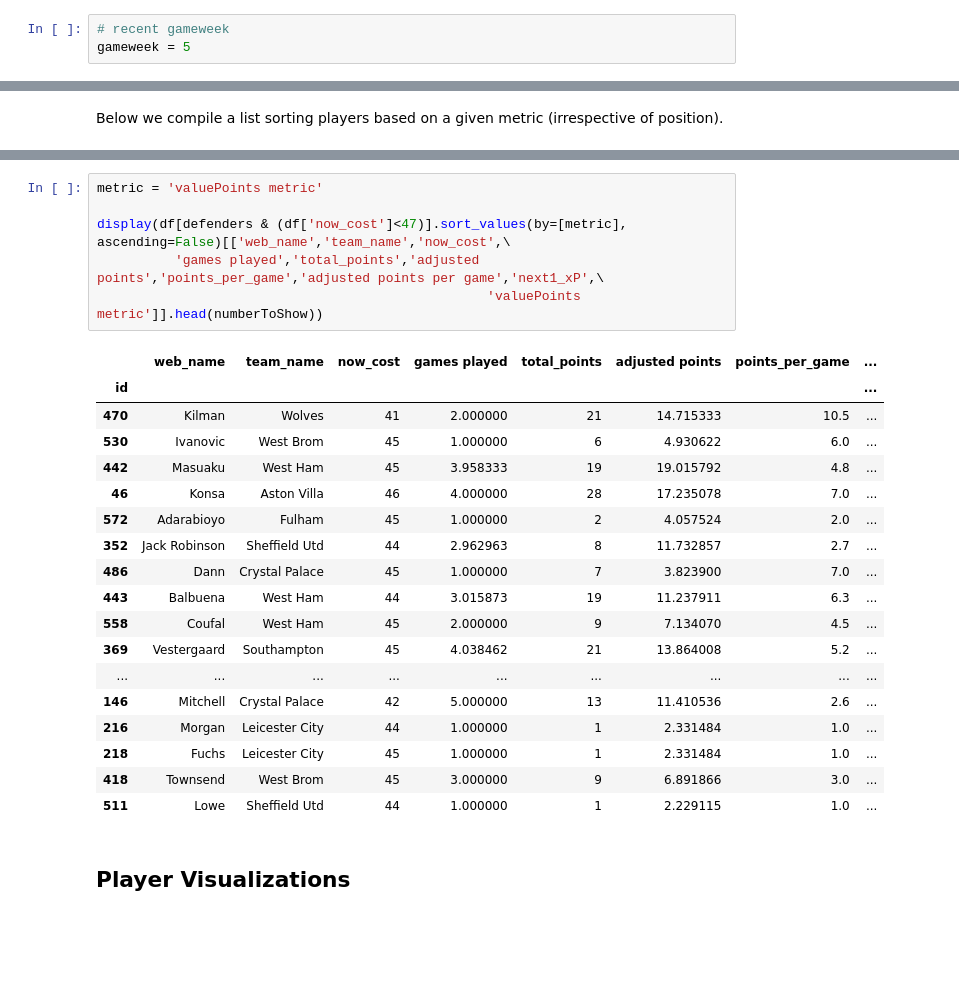
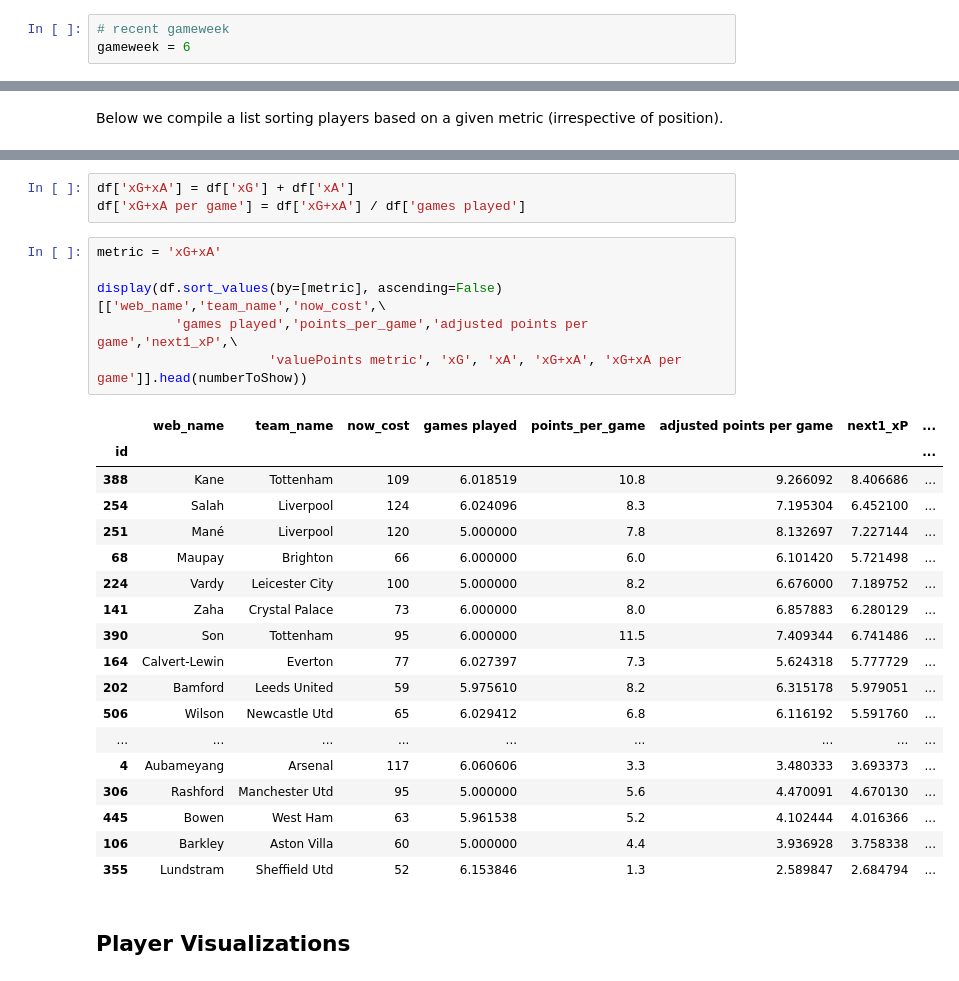
Before and after one commit to jaksticks/Fantasy-Premier-League, a Jupyter notebook: notebooks/playerEvaluation.ipynb, the cells around one changed output, grey strips where cells are left out. Cells and saved outputs as stored; diff of their text form; blank space fills up the shorter version.

```diff
--- a/notebooks/playerEvaluation.ipynb
+++ b/notebooks/playerEvaluation.ipynb
@@ -4,7 +4,7 @@
 Here we compare players based on their adjusted points. Also, we calculate some useful metrics using the adjusted points to further evaluate player performance in FPL.
 # %%
 # recent gameweek
-gameweek = 5
+gameweek = 6
 # %%
 # import basic libraries
 import pandas as pd
@@ -232,28 +257,31 @@ display(df.sort_values(by=[metric], ascending=False)[['web_name','team_name','no
+# %%
+df['xG+xA'] = df['xG'] + df['xA']
+df['xG+xA per game'] = df['xG+xA'] / df['games played']
 # %%
-metric = 'valuePoints metric'
+metric = 'xG+xA'
 
-display(df[defenders & (df['now_cost']<47)].sort_values(by=[metric], ascending=False)[['web_name','team_name','now_cost',\
-          'games played','total_points','adjusted points','points_per_game','adjusted points per game','next1_xP',\
-                                                  'valuePoints metric']].head(numberToShow))
+display(df.sort_values(by=[metric], ascending=False)[['web_name','team_name','now_cost',\
+          'games played','points_per_game','adjusted points per game','next1_xP',\
+                      'valuePoints metric', 'xG', 'xA', 'xG+xA', 'xG+xA per game']].head(numberToShow))
 # %% [output]
-|  | web_name | team_name | now_cost | games played | total_points | adjusted points | points_per_game | ... |
+|  | web_name | team_name | now_cost | games played | points_per_game | adjusted points per game | next1_xP | ... |
 | id |  |  |  |  |  |  |  | ... |
-| 470 | Kilman | Wolves | 41 | 2.000000 | 21 | 14.715333 | 10.5 | ... |
-| 530 | Ivanovic | West Brom | 45 | 1.000000 | 6 | 4.930622 | 6.0 | ... |
-| 442 | Masuaku | West Ham | 45 | 3.958333 | 19 | 19.015792 | 4.8 | ... |
-| 46 | Konsa | Aston Villa | 46 | 4.000000 | 28 | 17.235078 | 7.0 | ... |
-| 572 | Adarabioyo | Fulham | 45 | 1.000000 | 2 | 4.057524 | 2.0 | ... |
-| 352 | Jack Robinson | Sheffield Utd | 44 | 2.962963 | 8 | 11.732857 | 2.7 | ... |
-| 486 | Dann | Crystal Palace | 45 | 1.000000 | 7 | 3.823900 | 7.0 | ... |
-| 443 | Balbuena | West Ham | 44 | 3.015873 | 19 | 11.237911 | 6.3 | ... |
-| 558 | Coufal | West Ham | 45 | 2.000000 | 9 | 7.134070 | 4.5 | ... |
-| 369 | Vestergaard | Southampton | 45 | 4.038462 | 21 | 13.864008 | 5.2 | ... |
+| 388 | Kane | Tottenham | 109 | 6.018519 | 10.8 | 9.266092 | 8.406686 | ... |
+| 254 | Salah | Liverpool | 124 | 6.024096 | 8.3 | 7.195304 | 6.452100 | ... |
+| 251 | Mané | Liverpool | 120 | 5.000000 | 7.8 | 8.132697 | 7.227144 | ... |
+| 68 | Maupay | Brighton | 66 | 6.000000 | 6.0 | 6.101420 | 5.721498 | ... |
+| 224 | Vardy | Leicester City | 100 | 5.000000 | 8.2 | 6.676000 | 7.189752 | ... |
+| 141 | Zaha | Crystal Palace | 73 | 6.000000 | 8.0 | 6.857883 | 6.280129 | ... |
+| 390 | Son | Tottenham | 95 | 6.000000 | 11.5 | 7.409344 | 6.741486 | ... |
+| 164 | Calvert-Lewin | Everton | 77 | 6.027397 | 7.3 | 5.624318 | 5.777729 | ... |
+| 202 | Bamford | Leeds United | 59 | 5.975610 | 8.2 | 6.315178 | 5.979051 | ... |
+| 506 | Wilson | Newcastle Utd | 65 | 6.029412 | 6.8 | 6.116192 | 5.591760 | ... |
 | ... | ... | ... | ... | ... | ... | ... | ... | ... |
-| 146 | Mitchell | Crystal Palace | 42 | 5.000000 | 13 | 11.410536 | 2.6 | ... |
-| 216 | Morgan | Leicester City | 44 | 1.000000 | 1 | 2.331484 | 1.0 | ... |
-| 218 | Fuchs | Leicester City | 45 | 1.000000 | 1 | 2.331484 | 1.0 | ... |
-| 418 | Townsend | West Brom | 45 | 3.000000 | 9 | 6.891866 | 3.0 | ... |
-| 511 | Lowe | Sheffield Utd | 44 | 1.000000 | 1 | 2.229115 | 1.0 | ... |
+| 4 | Aubameyang | Arsenal | 117 | 6.060606 | 3.3 | 3.480333 | 3.693373 | ... |
+| 306 | Rashford | Manchester Utd | 95 | 5.000000 | 5.6 | 4.470091 | 4.670130 | ... |
+| 445 | Bowen | West Ham | 63 | 5.961538 | 5.2 | 4.102444 | 4.016366 | ... |
+| 106 | Barkley | Aston Villa | 60 | 5.000000 | 4.4 | 3.936928 | 3.758338 | ... |
+| 355 | Lundstram | Sheffield Utd | 52 | 6.153846 | 1.3 | 2.589847 | 2.684794 | ... |
 # %% [markdown]
 ## Player Visualizations
 # %%
```
Also changed, not shown: parts of 10 cells of this notebook, 6 other files.
